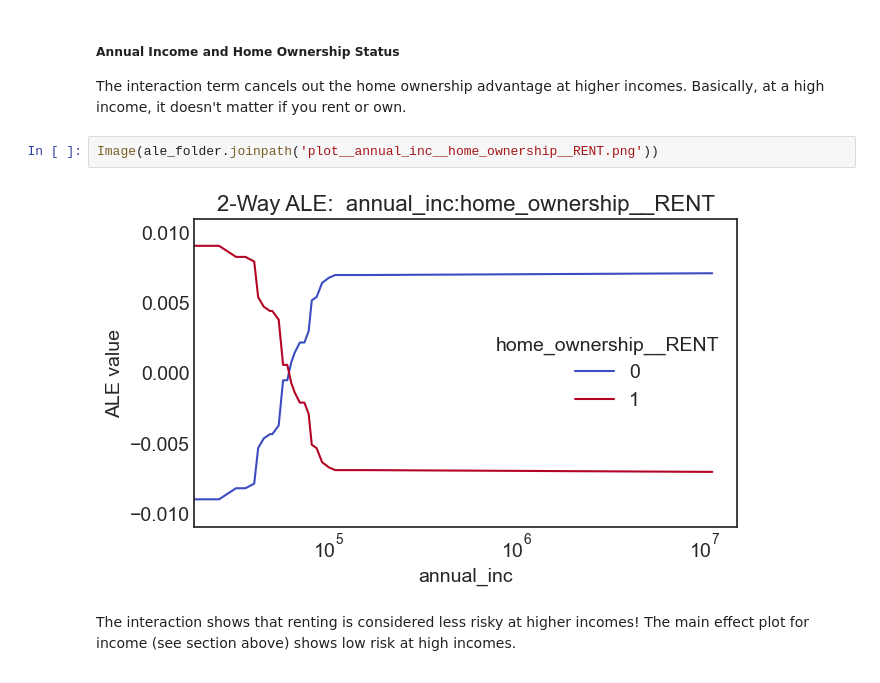
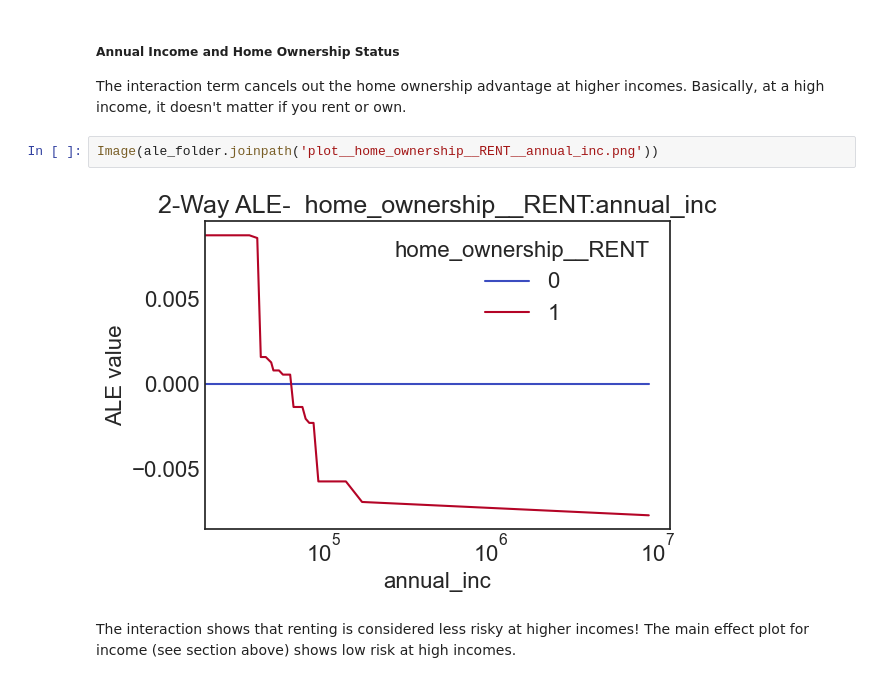
Before and after one commit to vla6/Blog_interactions, a Jupyter notebook: 04_ale.ipynb, the cells around one changed output. Saved outputs shown, nothing was run; the diff lists cells and outputs as text.

Commit message:
Code simplification, final plots

```diff
--- a/04_ale.ipynb
+++ b/04_ale.ipynb
@@ -458,9 +458,9 @@ Image(ale_1way_folder.joinpath('plot__annual_inc.png'), width=380)
 ##### Annual Income and Home Ownership Status
 The interaction term cancels out the home ownership advantage at higher incomes.  Basically, at a high income, it doesn't matter if you rent or own.
 # %%
-Image(ale_folder.joinpath('plot__annual_inc__home_ownership__RENT.png'))
+Image(ale_folder.joinpath('plot__home_ownership__RENT__annual_inc.png'))
 # %% [output]
-[figure, old version]
+[figure, new version]
 # %% [markdown]
 The interaction shows that renting is considered less risky at higher incomes!  The main effect plot for income (see section above) shows low risk at high incomes.
 # %%
```
Also changed, not shown: parts of 23 cells of this notebook, 9 other files.
